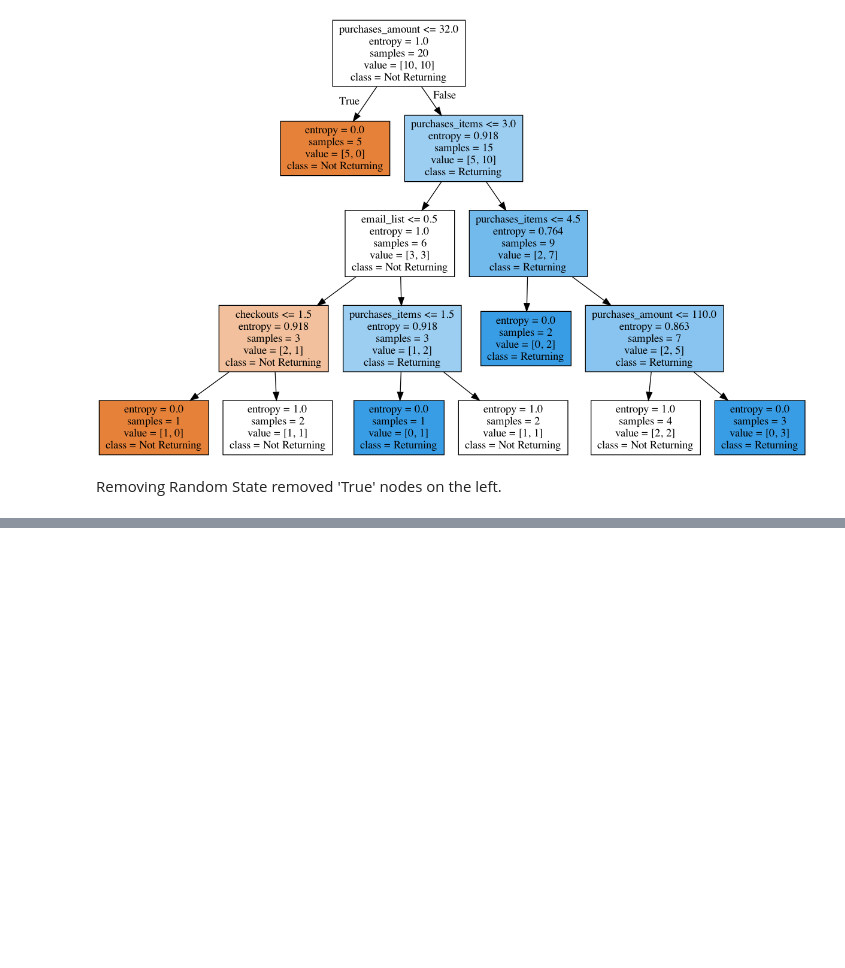
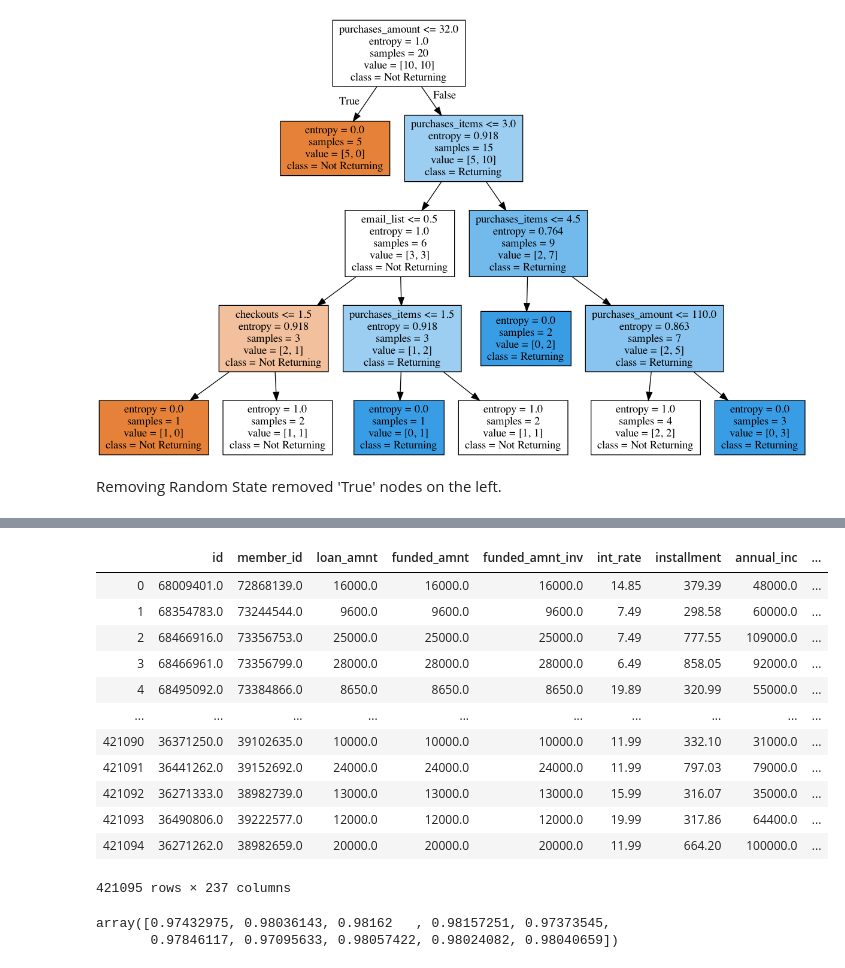
Before and after one commit to pitaconsumer/Jupyter-Projects, a Jupyter notebook: Module 20.ipynb, the cells around one changed output, grey strips where cells are left out. Cells and saved outputs as stored; diff of their text form; code cells hidden in the pictures; blank space fills up the shorter version.

```diff
--- a/Module 20.ipynb
+++ b/Module 20.ipynb
@@ -111,0 +310,10 @@ Image(graph.create_png())
+# %%
+   # Replace the path with the correct path for your data.
+    # Users/mehrunisaqayyum/Downloads/LoanStats3d.csv
+    # 'https://www.dropbox.com/s/0so14yudedjmm5m/LoanStats3d.csv?dl=1'
+y2015 = pd.read_csv('/Users/mehrunisaqayyum/Downloads/LoanStats3d.csv',
+    skipinitialspace=True,
+    header=1)
+
+
+# Note the warning about dtypes.
@@ -111,0 +390,8 @@ Image(graph.create_png())
+# %%
+# Convert ID and Interest Rate to numeric.
+y2015['id'] = pd.to_numeric(y2015['id'], errors='coerce')
+y2015['int_rate'] = pd.to_numeric(y2015['int_rate'].str.strip('%'), errors='coerce')
+
+# Drop other columns with many unique variables
+y2015.drop(['url', 'emp_title', 'zip_code', 'earliest_cr_line', 'revol_util',
+            'sub_grade', 'addr_state', 'desc'], 1, inplace=True)
@@ -111,0 +408,34 @@ Image(graph.create_png())
+# %%
+#Missing two rows of data
+# Remove two summary rows at the end that don't actually contain data.
+y2015 = y2015[:-2]
+# %%
+pd.get_dummies(y2015)
+# %% [output]
+|  | id | member_id | loan_amnt | funded_amnt | funded_amnt_inv | int_rate | installment | annual_inc | ... |
+| 0 | 68009401.0 | 72868139.0 | 16000.0 | 16000.0 | 16000.0 | 14.85 | 379.39 | 48000.0 | ... |
+| 1 | 68354783.0 | 73244544.0 | 9600.0 | 9600.0 | 9600.0 | 7.49 | 298.58 | 60000.0 | ... |
+| 2 | 68466916.0 | 73356753.0 | 25000.0 | 25000.0 | 25000.0 | 7.49 | 777.55 | 109000.0 | ... |
+| 3 | 68466961.0 | 73356799.0 | 28000.0 | 28000.0 | 28000.0 | 6.49 | 858.05 | 92000.0 | ... |
+| 4 | 68495092.0 | 73384866.0 | 8650.0 | 8650.0 | 8650.0 | 19.89 | 320.99 | 55000.0 | ... |
+| ... | ... | ... | ... | ... | ... | ... | ... | ... | ... |
+| 421090 | 36371250.0 | 39102635.0 | 10000.0 | 10000.0 | 10000.0 | 11.99 | 332.10 | 31000.0 | ... |
+| 421091 | 36441262.0 | 39152692.0 | 24000.0 | 24000.0 | 24000.0 | 11.99 | 797.03 | 79000.0 | ... |
+| 421092 | 36271333.0 | 38982739.0 | 13000.0 | 13000.0 | 13000.0 | 15.99 | 316.07 | 35000.0 | ... |
+| 421093 | 36490806.0 | 39222577.0 | 12000.0 | 12000.0 | 12000.0 | 19.99 | 317.86 | 64400.0 | ... |
+| 421094 | 36271262.0 | 38982659.0 | 20000.0 | 20000.0 | 20000.0 | 11.99 | 664.20 | 100000.0 | ... |
+421095 rows × 237 columns
+# %%
+from sklearn import ensemble
+from sklearn.model_selection import cross_val_score
+
+rfc = ensemble.RandomForestClassifier()
+X = y2015.drop('loan_status', 1)
+Y = y2015['loan_status']
+X = pd.get_dummies(X)
+X = X.dropna(axis=1)
+
+cross_val_score(rfc, X, Y, cv=10)
+# %% [output]
+array([0.97432975, 0.98036143, 0.98162   , 0.98157251, 0.97373545,
+       0.97846117, 0.97095633, 0.98057422, 0.98024082, 0.98040659])
```
Also changed, not shown: parts of 32 cells of this notebook.
